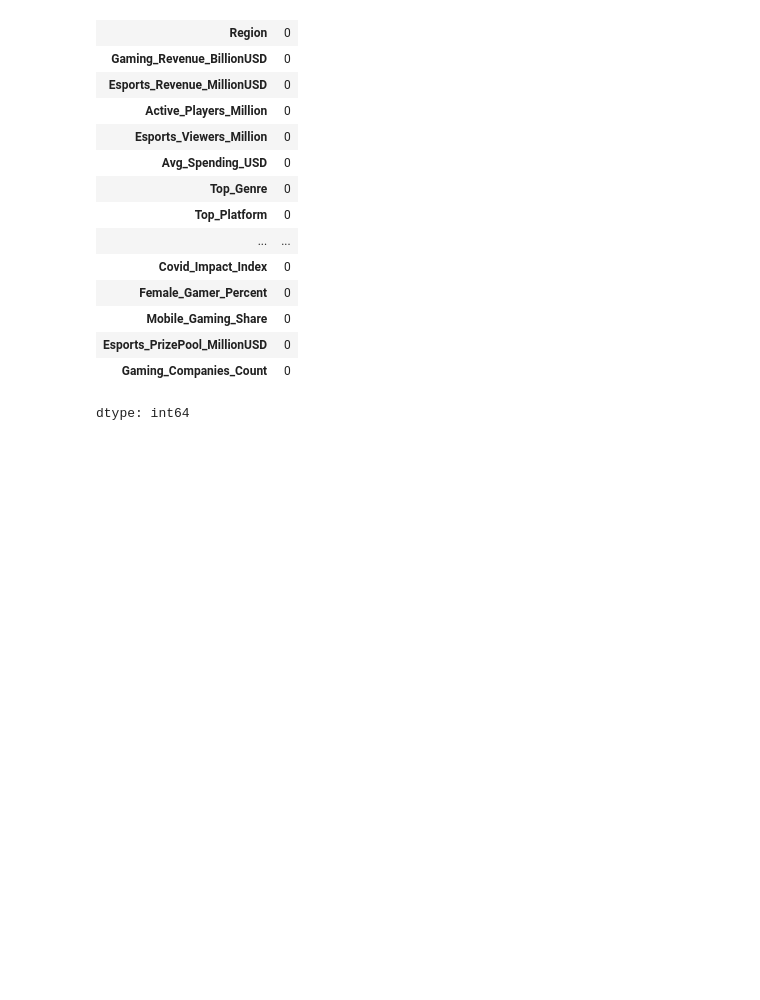
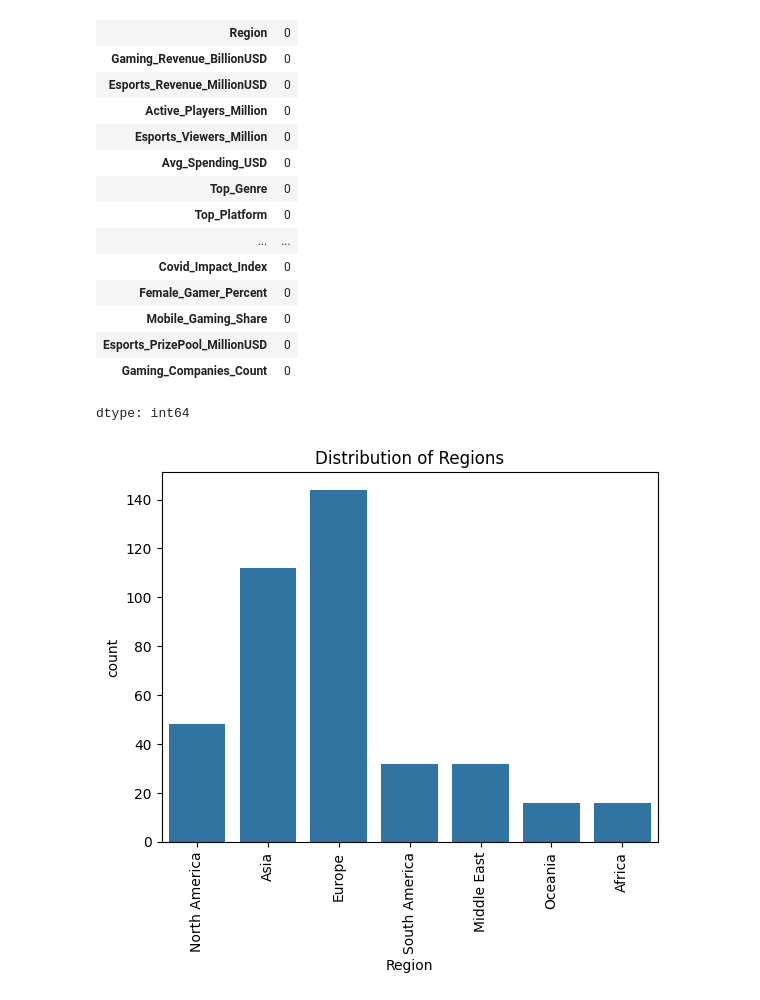
Before and after one commit to kxrrym03/Global-Games-eSports-Growth, a Jupyter notebook: Global_Gaming_&_eSports.ipynb, the cells around one changed output. Saved outputs shown, nothing was run; the diff lists cells and outputs as text; code cells hidden in the pictures; blank space fills up the shorter version.

```diff
--- a/Global_Gaming_&_eSports.ipynb
+++ b/Global_Gaming_&_eSports.ipynb
@@ -83,3 +83,11 @@ df.isnull().sum()
 | Esports_PrizePool_MillionUSD | 0 |
 | Gaming_Companies_Count | 0 |
 dtype: int64
+# %%
+sns.countplot(data=df, x='Region')
+plt.title('Distribution of Regions')
+plt.xlabel('Region')
+plt.xticks(rotation=90)
+plt.show()
+# %% [output]
+[figure, added]
```
